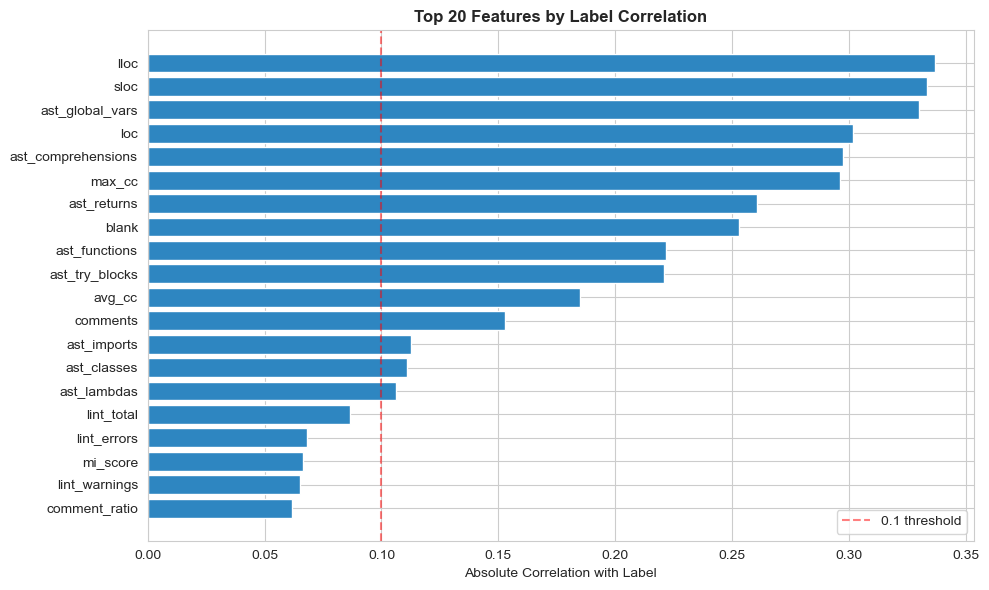
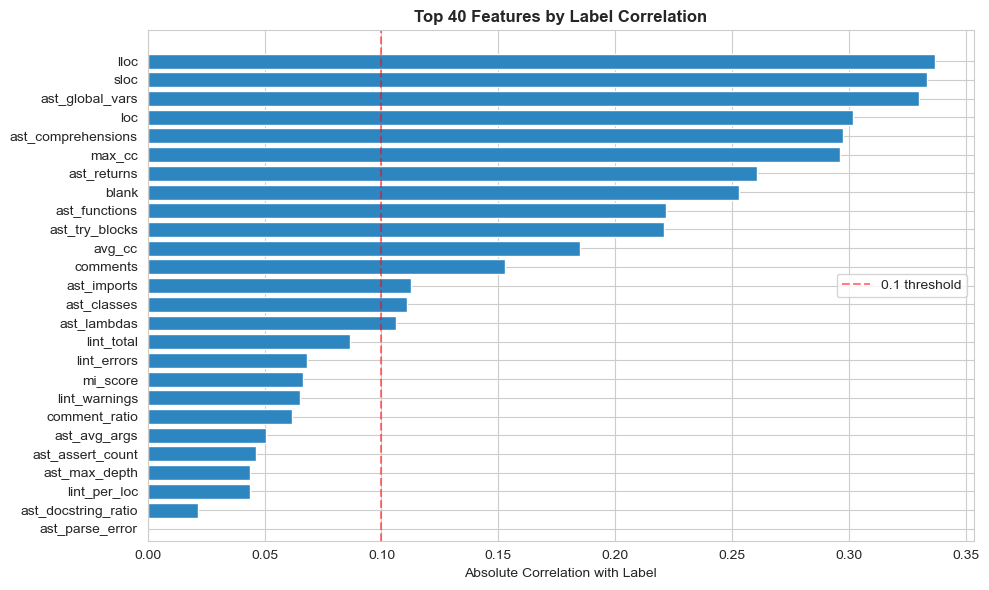
The notebook cell's code change between the first figure and the second:
--- before
+++ after
@@ -1,4 +1,4 @@
-# Bar chart — top 20 features by label correlation
-top20 = correlations.head(20)
+# Bar chart top 20 features by label correlation
+top20 = correlations.head(40)
 
 plt.figure(figsize=(10, 6))
@@ -6,5 +6,5 @@
 plt.barh(top20.index[::-1], top20.values[::-1], color=colors_bar[::-1], edgecolor="white")
 plt.xlabel("Absolute Correlation with Label")
-plt.title("Top 20 Features by Label Correlation", fontweight="bold")
+plt.title("Top 40 Features by Label Correlation", fontweight="bold")
 plt.axvline(0.1, color="red", linestyle="--", alpha=0.5, label="0.1 threshold")
 plt.legend()

Commit: Update feature engineering docs and assets